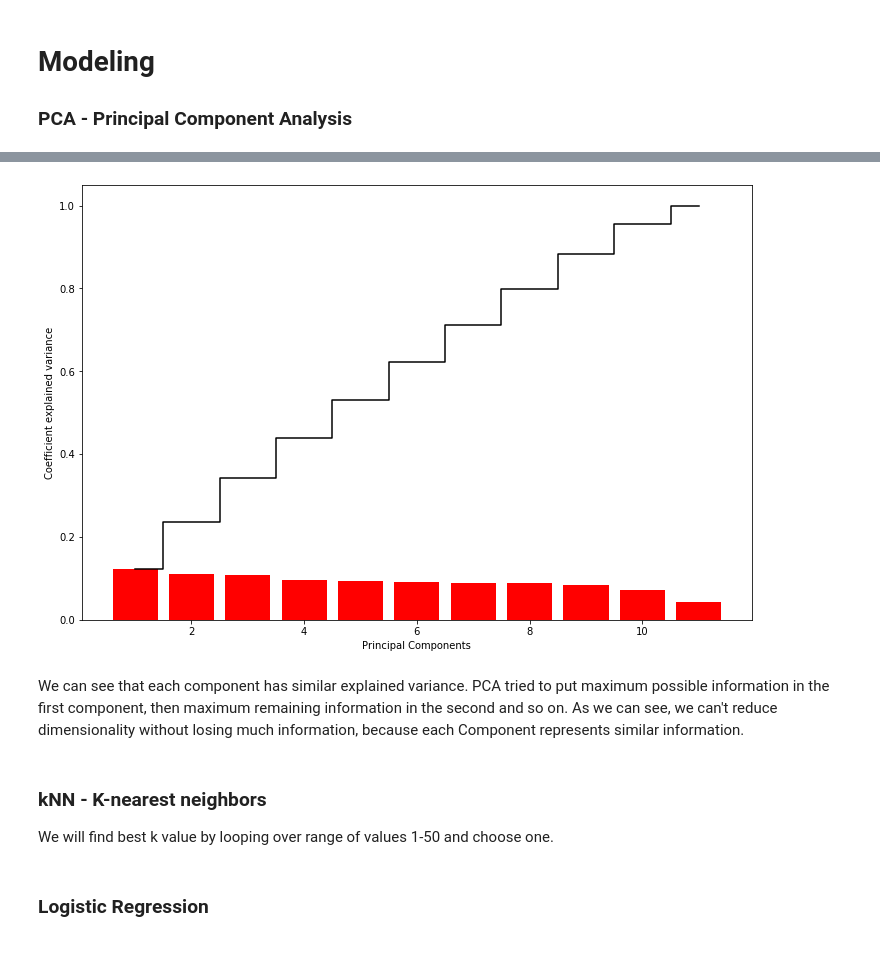
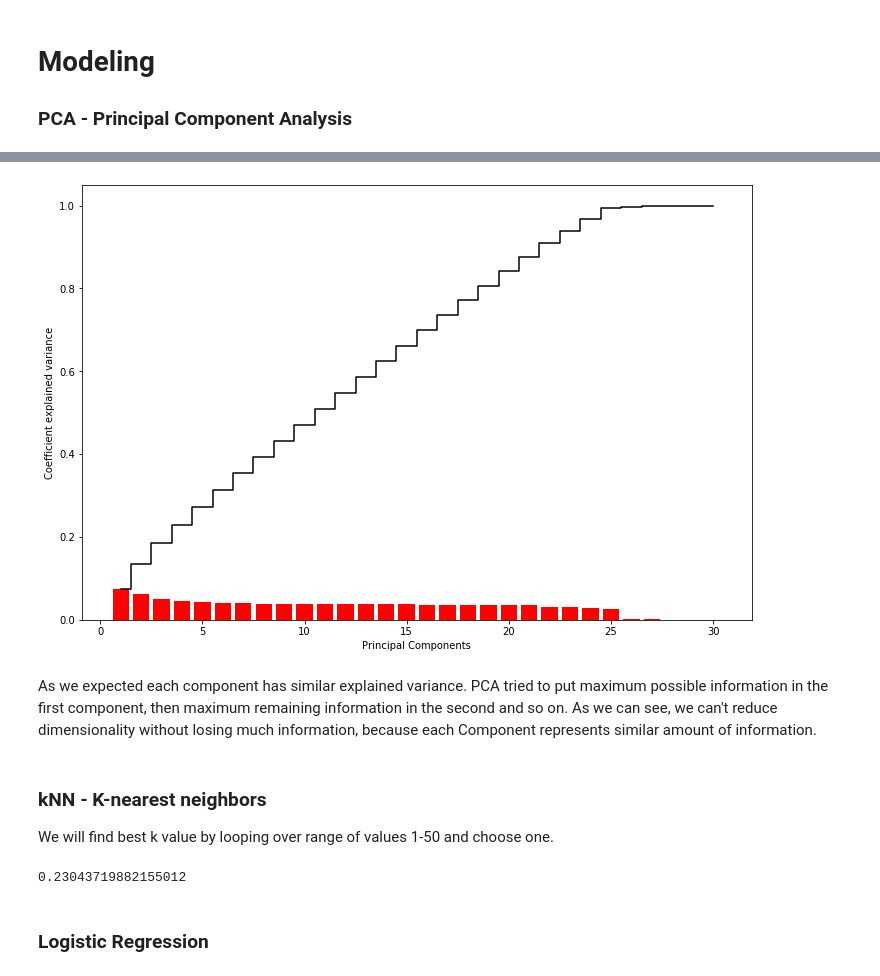
Before and after one commit to Frustrado/Crime-Classification, a Jupyter notebook: SF_crimes_analysis.ipynb, the cells around one changed output, grey strips where cells are left out. Saved outputs shown, nothing was run; the diff lists cells and outputs as text; code cells hidden in the pictures.

Commit message:
First classification after improvements

```diff
--- a/SF_crimes_analysis.ipynb
+++ b/SF_crimes_analysis.ipynb
@@ -551,21 +559,20 @@ test_df.head()
-# %%
-le1 = LabelEncoder()
-train_df['PdDistrict'] = le1.fit_transform(train_df['PdDistrict'])
-test_df['PdDistrict'] = le1.transform(test_df['PdDistrict'])
-
-le2 = LabelEncoder()
-train_df['DayOfWeek'] = le2.fit_transform(train_df['DayOfWeek'])
-test_df['DayOfWeek'] = le2.transform(test_df['DayOfWeek'])
-
-le3 = LabelEncoder()
-train_df['PartOfDay'] = le3.fit_transform(train_df['PartOfDay'])
-test_df['PartOfDay'] = le3.transform(test_df['PartOfDay'])
-
-le4 = LabelEncoder()
-train_df['Block'] = le4.fit_transform(train_df['Block'])
-test_df['Block'] = le4.transform(test_df['Block'])
-
-le5  = LabelEncoder()
-y = le5.fit_transform(train_df.pop('Category'))
-
-X_train, X_test, y_train, y_test = train_test_split(train_df, y, test_size=0.3, stratify=y)
+# %%
+train_df_encoded = pd.get_dummies(train_df, columns=["PdDistrict", "DayOfWeek", "PartOfDay"])
+test_df_encoded = pd.get_dummies(test_df, columns=["PdDistrict", "DayOfWeek", "PartOfDay"])
+
+train_df_encoded["X_Hour"] = np.cos((train_df_encoded["Hour"]/24)*360)
+train_df_encoded["Y_Hour"] = np.sin((train_df_encoded["Hour"]/24)*360)
+
+test_df_encoded["X_Hour"] = np.cos((test_df_encoded["Hour"]/24)*360)
+test_df_encoded["Y_Hour"] = np.sin((test_df_encoded["Hour"]/24)*360)
+
+train_df_encoded["Block"] = train_df_encoded["Block"].astype(int)
+test_df_encoded["Block"] = test_df_encoded["Block"].astype(int)
+
+le  = LabelEncoder()
+y = le.fit_transform(train_df_encoded.pop('Category'))
+
+train_df_encoded.drop(columns=['Hour'], inplace=True)
+test_df_encoded.drop(columns=['Hour'], inplace=True)
+
+X_train, X_test, y_train, y_test = train_test_split(train_df_encoded, y, test_size=0.3, stratify=y)
@@ -599,15 +609,15 @@ Coefficients of explained variance for individual components:
 # %%
 plt.figure(figsize = (12,8))
-plt.bar(range(1, 12), pca.explained_variance_ratio_, align = 'center', color = 'red')
-plt.step(range(1, 12), np.cumsum(pca.explained_variance_ratio_), where = 'mid', color = 'black')
+plt.bar(range(1, 31), pca.explained_variance_ratio_, align = 'center', color = 'red')
+plt.step(range(1, 31), np.cumsum(pca.explained_variance_ratio_), where = 'mid', color = 'black')
 plt.ylabel('Coefficient explained variance')
 plt.xlabel('Principal Components')
 
 plt.show()
 # %% [output]
-[figure, old version]
+[figure, new version]
 # %% [markdown]
-We can see that each component has similar explained variance. PCA tried to put maximum possible information in the first component, then maximum remaining information in the second and so on. As we can see, we can't reduce dimensionality without losing much information, because each Component represents similar information.
+As we expected each component has similar explained variance. PCA tried to put maximum possible information in the first component, then maximum remaining information in the second and so on. As we can see, we can't reduce dimensionality without losing much information, because each Component represents similar amount of information.
 # %% [markdown]
 ### kNN - K-nearest neighbors
 
@@ -624,9 +634,11 @@ for i in range(1, 50, 1):
 plt.plot(accuracyscore)
 # %%
 knn = KNeighborsClassifier(n_neighbors=45, n_jobs=-1)
-knn.fit(train_std, y_train)
+knn.fit(X_train_std, y_train)
 y_pred = knn.predict(X_test_std)
 print(accuracy_score(y_test, y_pred))
+# %% [output]
+0.23043719882155012
 # %% [markdown]
 ### Logistic Regression
 # %%
```
Also changed, not shown: parts of 11 cells of this notebook.
